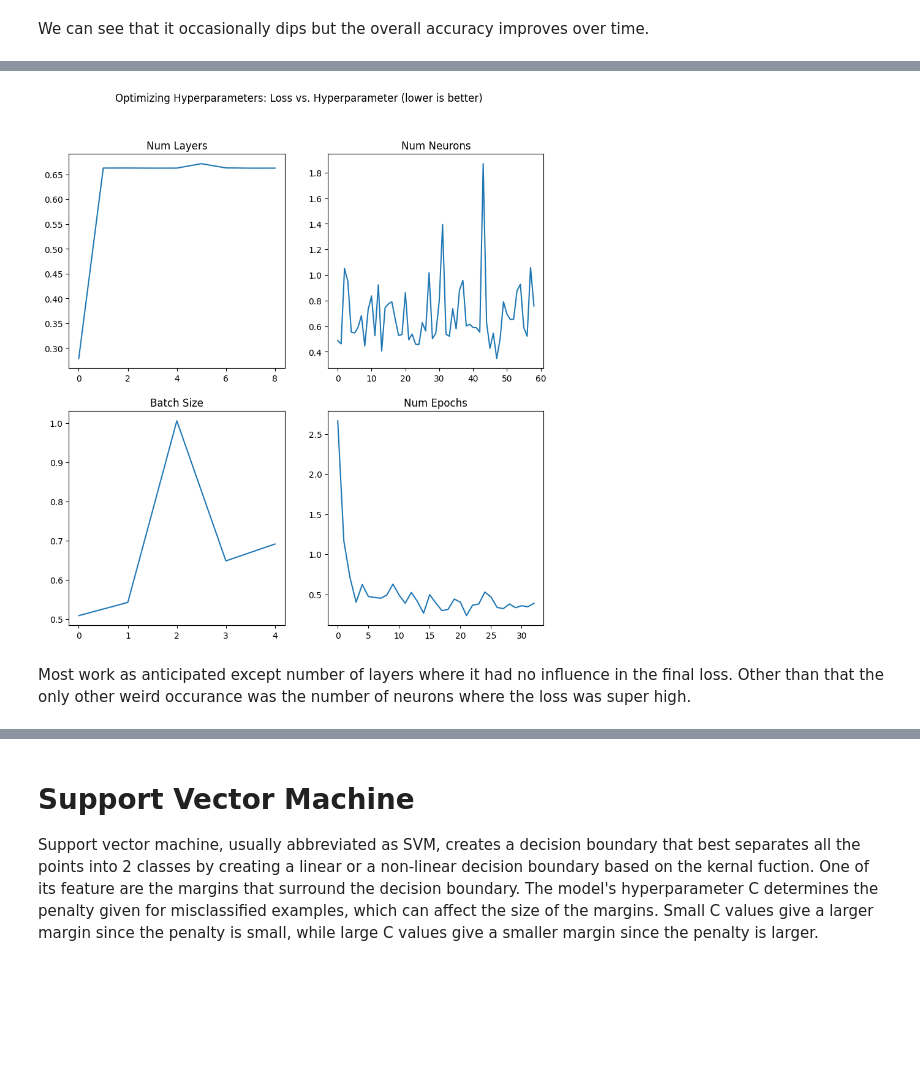
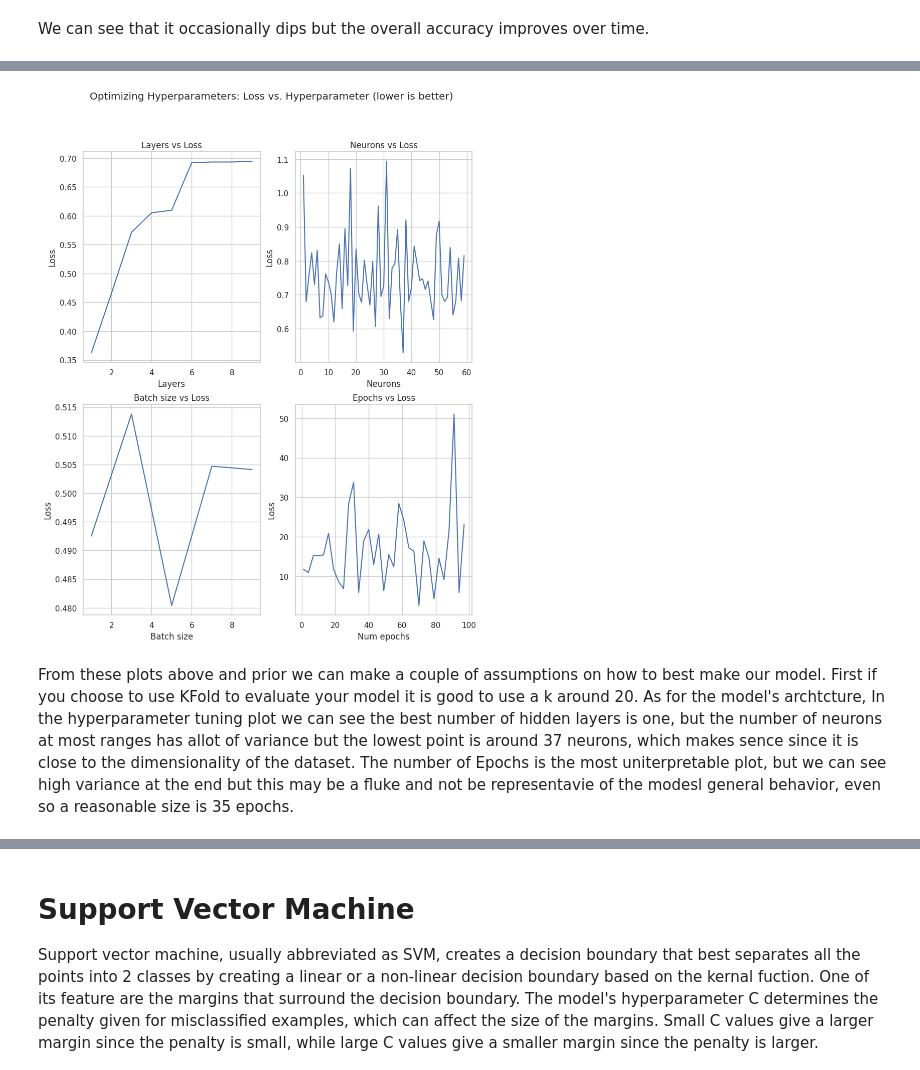
Before and after one commit to AR615598/Classifying_Cancer_Cells, a Jupyter notebook: cancer_cell_classification.ipynb, the cells around one changed output, grey strips where cells are left out. Saved outputs shown, nothing was run; the diff lists cells and outputs as text; code cells hidden in the pictures; blank space fills up the shorter version.

```diff
--- a/cancer_cell_classification.ipynb
+++ b/cancer_cell_classification.ipynb
@@ -1081,19 +1098,52 @@ num_epochs = optim_epochs(X_train,y_train,X_test,y_test, 1, 100, 3)
+# %%
+# Comparing the batch size, we expect that lower will coverge slower, and there
+# will be more variance which is sometimes good for generalizeation.
+# Larger will converge faster but will have lower variance
+num_batch = optim_batch(X_train,y_train,X_test,y_test, 1, 10, 2)
+xaxis_batch = []
+x=1
+while x < 10:
+  xaxis_batch.append(x)
+  x += 2
+# %%
+# Comparing the average loss, given the number of epochs. We expect as the
+# number of epoch to increase the testing loss should also increase, since
+# it allows more time for the model to overfit.
+num_epochs = optim_epochs(X_train,y_train,X_test,y_test, 1, 100, 3)
+xaxis_epoch = []
+x=1
+while x < 100:
+  xaxis_epoch.append(x)
+  x += 3
 # %%
-fig, axs = plt.subplots(nrows= 2, ncols=2, figsize=(10,10))
-axs[0,0].plot(num_layers)
-axs[0,0].set_title('Num Layers')
-axs[0,1].plot(num_neurons)
-axs[0,1].set_title('Num Neurons')
-axs[1,0].plot(num_batch)
-axs[1,0].set_title('Batch Size')
-axs[1,1].plot(num_epochs)
-axs[1,1].set_title('Num Epochs')
+layerx = [x+1 for x in range(9)]
+fig, axs = plt.subplots(nrows= 2, ncols=2, figsize=(10,12))
+axs[0,0].plot(layerx, num_layers)
+axs[0,0].set_title('Layers vs Loss')
+axs[0,0].set_xlabel('Layers')
+axs[0,0].set_ylabel('Loss')
+
+neuronx = [x+1 for x in range(len(num_neurons))]
+axs[0,1].plot(neuronx, num_neurons)
+axs[0,1].set_title('Neurons vs Loss')
+axs[0,1].set_xlabel('Neurons')
+axs[0,1].set_ylabel('Loss')
+
+axs[1,0].plot(xaxis_batch, num_batch)
+axs[1,0].set_title('Batch size vs Loss')
+axs[1,0].set_xlabel('Batch size')
+axs[1,0].set_ylabel('Loss')
+
+axs[1,1].plot(xaxis_epoch, num_epochs)
+axs[1,1].set_title('Epochs vs Loss')
+axs[1,1].set_xlabel('Num epochs')
+axs[1,1].set_ylabel('Loss')
 
 fig.suptitle('Optimizing Hyperparameters: Loss vs. Hyperparameter (lower is better)')
 plt.show()
 # %% [output]
-[figure, old version]
+[figure, new version]
-# %% [markdown]
-Most work as anticipated except number of layers where it had no influence in the final loss. Other than that the only other weird occurance was the number of neurons where the loss was super high.
+# %% [markdown]
+From these plots above and prior we can make a couple of assumptions on how to best make our model. First if you choose to use KFold to evaluate your model it is good to use a k around 20. As for the model's archtcture, In the hyperparameter tuning plot we can see the best number of hidden layers is one, but the number of neurons at most ranges has allot of variance but the lowest point is around 37 neurons, which makes sence since it is close to the dimensionality of the dataset. The number of Epochs is the most uniterpretable plot, but we can see high variance at the end but this may be a fluke and not be representavie of the modesl general behavior, even so a reasonable size is 35 epochs.
 # %%
 
```
Also changed, not shown: parts of 43 cells of this notebook.
